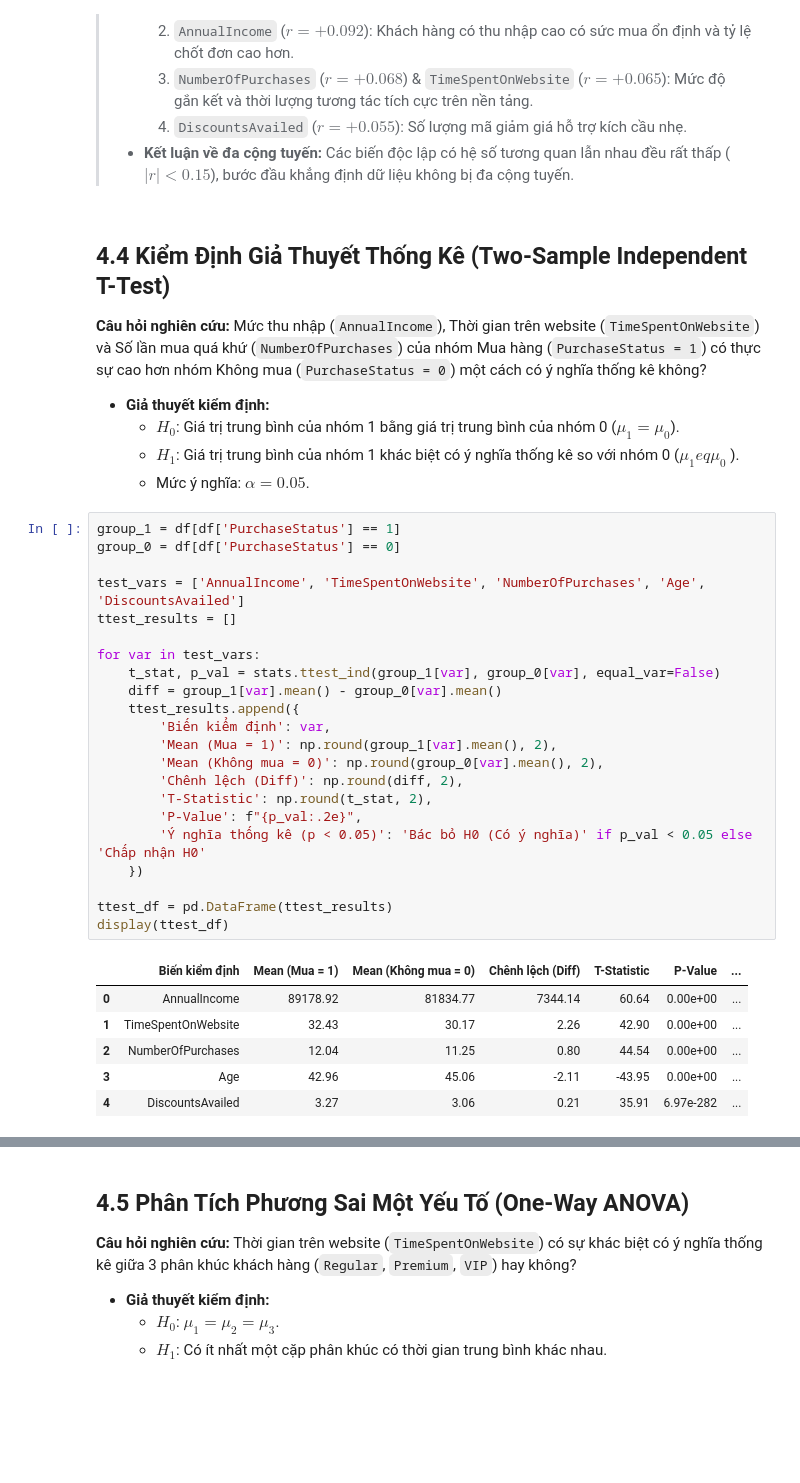
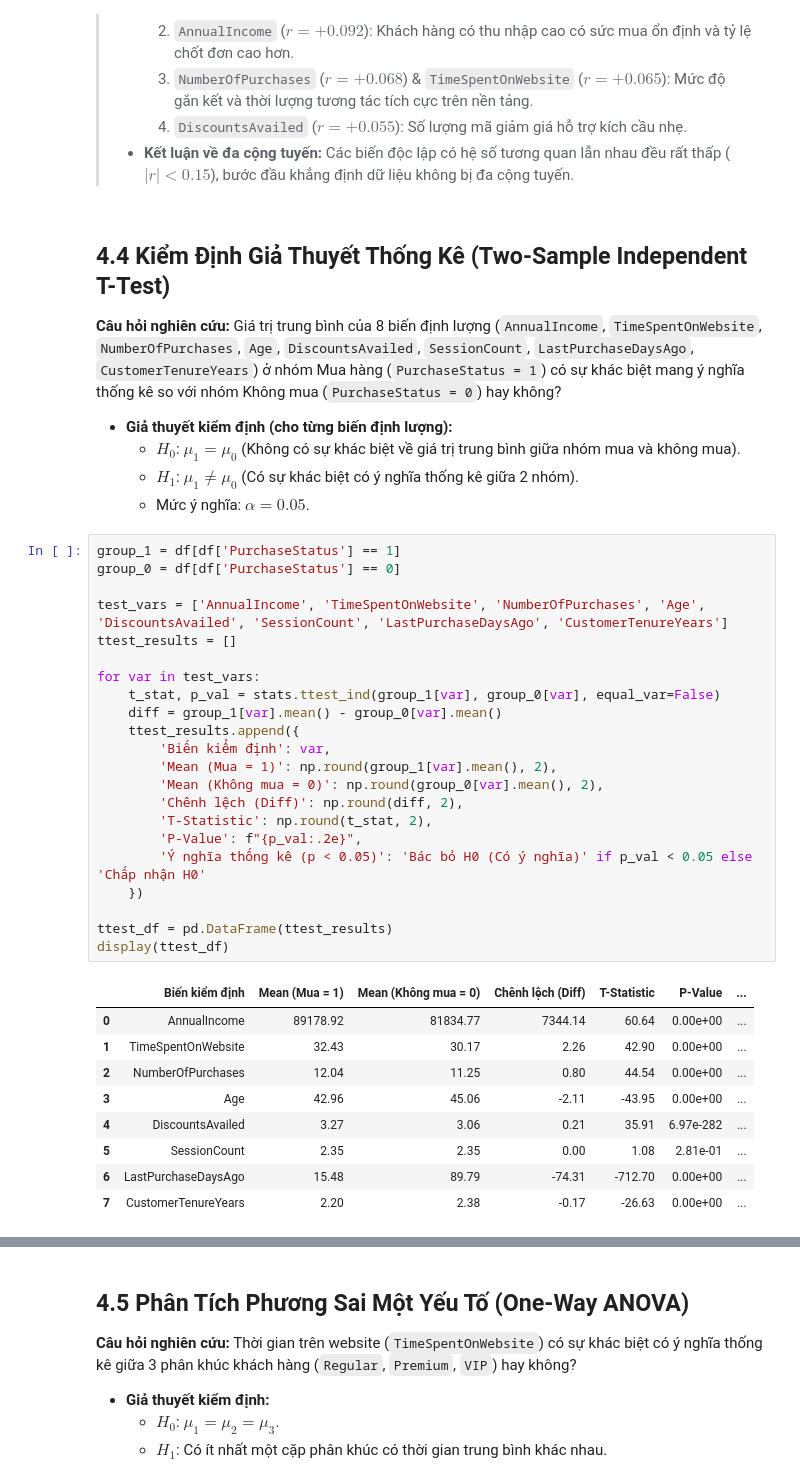
Before and after one commit to HuSiHuSi1/ADY, a Jupyter notebook: 4. Data Analysis with Python.ipynb, the cells around one changed output, grey strips where cells are left out. Cells and saved outputs as stored; diff of their text form; blank space fills up the shorter version.

```diff
--- a/4. Data Analysis with Python.ipynb
+++ b/4. Data Analysis with Python.ipynb
@@ -115,39 +115,41 @@ HỆ SỐ TƯƠNG QUAN VỚI BIẾN KẾT QUẢ (PURCHASE STATUS):
 # %% [markdown]
 ## 4.4 Kiểm Định Giả Thuyết Thống Kê (Two-Sample Independent T-Test)
 
-**Câu hỏi nghiên cứu:** Mức thu nhập (`AnnualIncome`), Thời gian trên website (`TimeSpentOnWebsite`) và Số lần mua quá khứ (`NumberOfPurchases`) của nhóm Mua hàng (`PurchaseStatus = 1`) có thực sự cao hơn nhóm Không mua (`PurchaseStatus = 0`) một cách có ý nghĩa thống kê không?
-* **Giả thuyết kiểm định:**
-  * $H_0$: Giá trị trung bình của nhóm 1 bằng giá trị trung bình của nhóm 0 ($\mu_1 = \mu_0$).
-  * $H_1$: Giá trị trung bình của nhóm 1 khác biệt có ý nghĩa thống kê so với nhóm 0 ($\mu_1
-eq \mu_0$).
+**Câu hỏi nghiên cứu:** Giá trị trung bình của 8 biến định lượng (`AnnualIncome`, `TimeSpentOnWebsite`, `NumberOfPurchases`, `Age`, `DiscountsAvailed`, `SessionCount`, `LastPurchaseDaysAgo`, `CustomerTenureYears`) ở nhóm Mua hàng (`PurchaseStatus = 1`) có sự khác biệt mang ý nghĩa thống kê so với nhóm Không mua (`PurchaseStatus = 0`) hay không?
+* **Giả thuyết kiểm định (cho từng biến định lượng):**
+  * $H_0$: $\mu_1 = \mu_0$ (Không có sự khác biệt về giá trị trung bình giữa nhóm mua và không mua).
+  * $H_1$: $\mu_1 \neq \mu_0$ (Có sự khác biệt có ý nghĩa thống kê giữa 2 nhóm).
   * Mức ý nghĩa: $\alpha = 0.05$.
 # %%
 group_1 = df[df['PurchaseStatus'] == 1]
 group_0 = df[df['PurchaseStatus'] == 0]
 
-test_vars = ['AnnualIncome', 'TimeSpentOnWebsite', 'NumberOfPurchases', 'Age', 'DiscountsAvailed']
+test_vars = ['AnnualIncome', 'TimeSpentOnWebsite', 'NumberOfPurchases', 'Age', 'DiscountsAvailed', 'SessionCount', 'LastPurchaseDaysAgo', 'CustomerTenureYears']
 ttest_results = []
 
 for var in test_vars:
     t_stat, p_val = stats.ttest_ind(group_1[var], group_0[var], equal_var=False)
     diff = group_1[var].mean() - group_0[var].mean()
     ttest_results.append({
         'Biến kiểm định': var,
         'Mean (Mua = 1)': np.round(group_1[var].mean(), 2),
         'Mean (Không mua = 0)': np.round(group_0[var].mean(), 2),
         'Chênh lệch (Diff)': np.round(diff, 2),
         'T-Statistic': np.round(t_stat, 2),
         'P-Value': f"{p_val:.2e}",
         'Ý nghĩa thống kê (p < 0.05)': 'Bác bỏ H0 (Có ý nghĩa)' if p_val < 0.05 else 'Chấp nhận H0'
     })
 
 ttest_df = pd.DataFrame(ttest_results)
 display(ttest_df)
 # %% [output]
 |  | Biến kiểm định | Mean (Mua = 1) | Mean (Không mua = 0) | Chênh lệch (Diff) | T-Statistic | P-Value | ... |
 | 0 | AnnualIncome | 89178.92 | 81834.77 | 7344.14 | 60.64 | 0.00e+00 | ... |
 | 1 | TimeSpentOnWebsite | 32.43 | 30.17 | 2.26 | 42.90 | 0.00e+00 | ... |
 | 2 | NumberOfPurchases | 12.04 | 11.25 | 0.80 | 44.54 | 0.00e+00 | ... |
 | 3 | Age | 42.96 | 45.06 | -2.11 | -43.95 | 0.00e+00 | ... |
 | 4 | DiscountsAvailed | 3.27 | 3.06 | 0.21 | 35.91 | 6.97e-282 | ... |
+| 5 | SessionCount | 2.35 | 2.35 | 0.00 | 1.08 | 2.81e-01 | ... |
+| 6 | LastPurchaseDaysAgo | 15.48 | 89.79 | -74.31 | -712.70 | 0.00e+00 | ... |
+| 7 | CustomerTenureYears | 2.20 | 2.38 | -0.17 | -26.63 | 0.00e+00 | ... |
 # %% [markdown]
```
Also changed, not shown: parts of 6 cells of this notebook, 1 other file.
